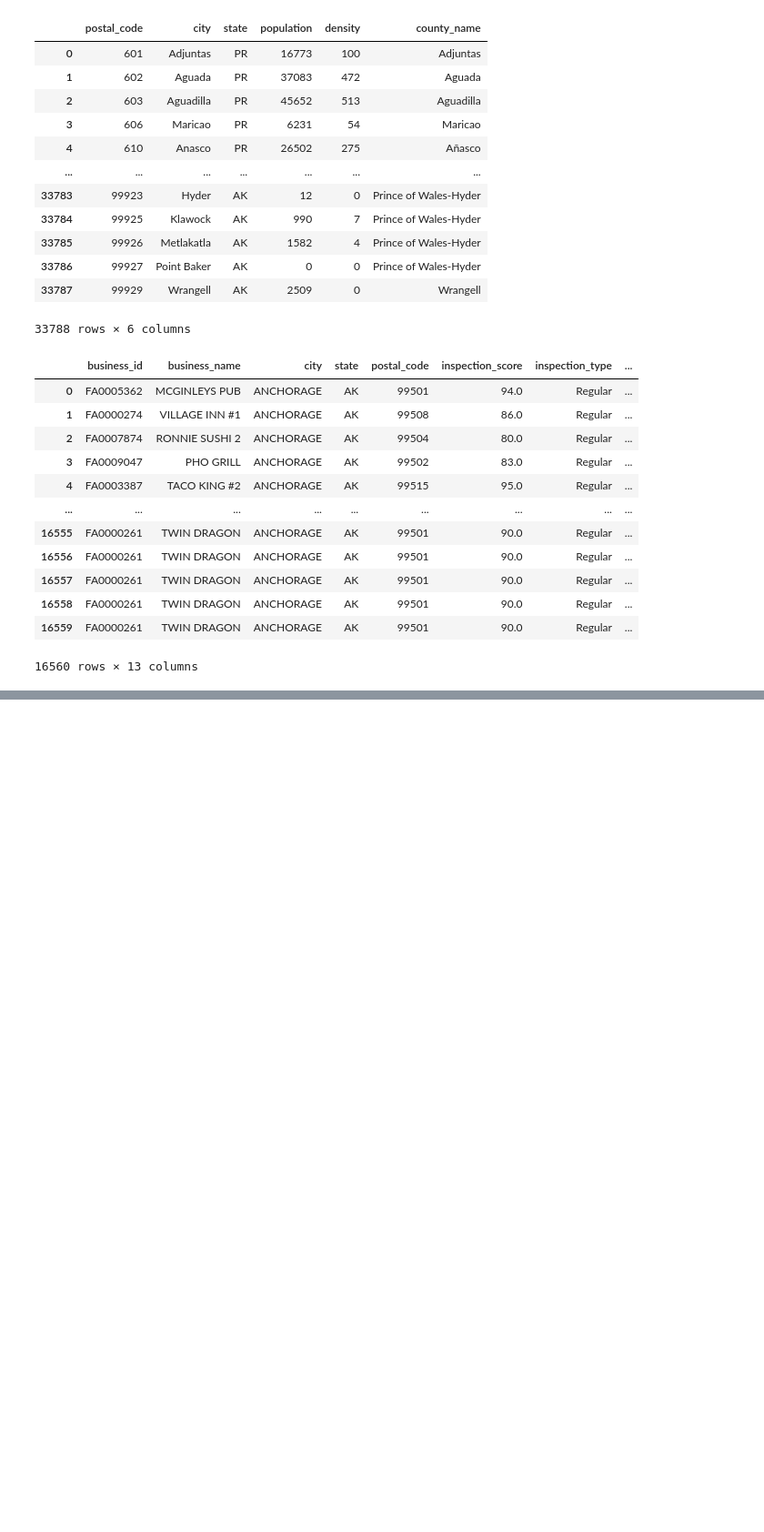
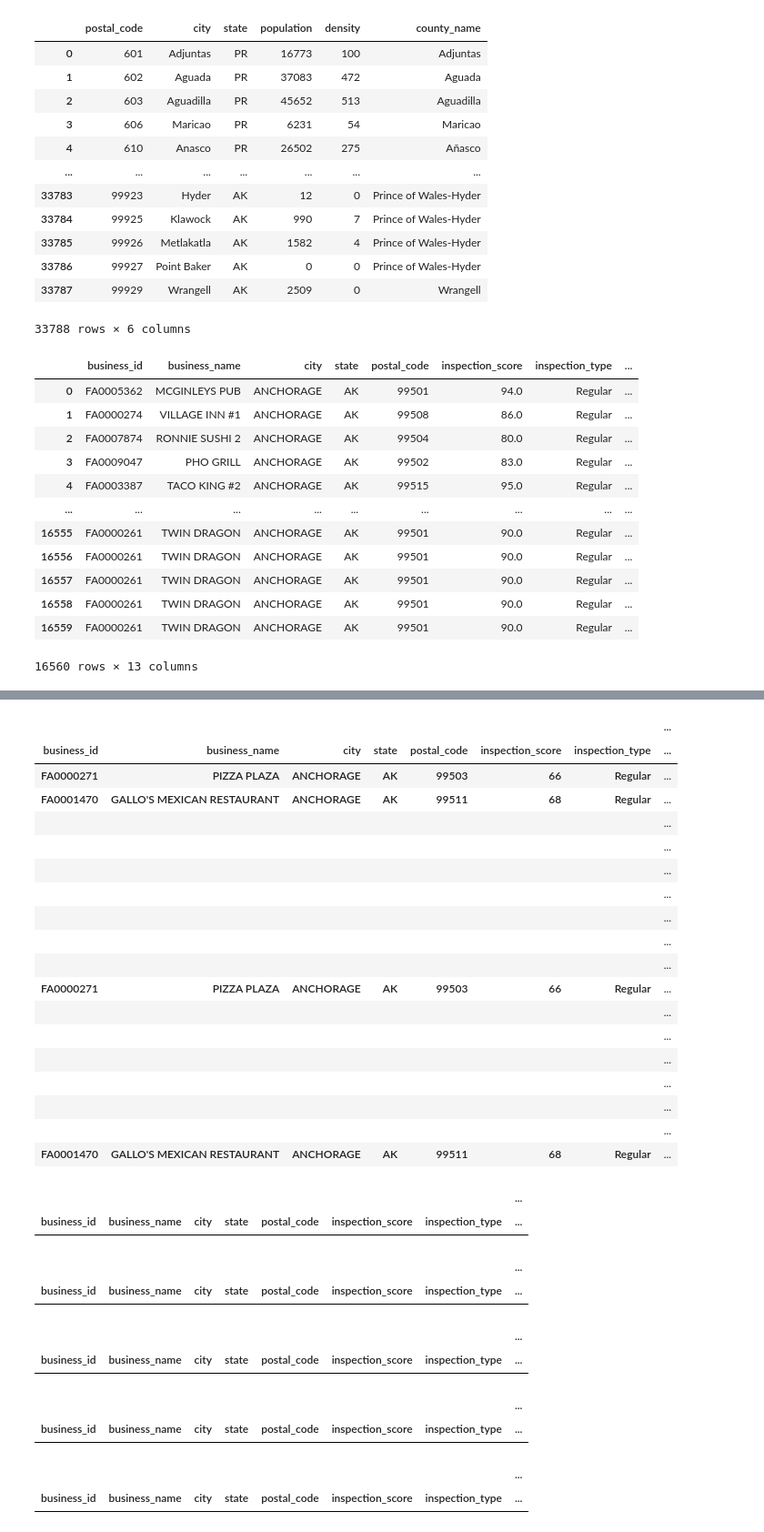
Before and after one commit to jrthompson25/Capstone-Project, a Jupyter notebook: Notebooks/capstone_restaurant_inspections_anchorage.ipynb, the cells around one changed output, grey strips where cells are left out. Shown at 91% size. Saved outputs shown, nothing was run; the diff lists cells and outputs as text; code cells hidden in the pictures; blank space fills up the shorter version.

```diff
--- a/Notebooks/capstone_restaurant_inspections_anchorage.ipynb
+++ b/Notebooks/capstone_restaurant_inspections_anchorage.ipynb
@@ -230,6 +230,19 @@ restInspectAnchorage_df.head(40)
 | 37 | FA0007172 | SAND LAKE ELEMENTARY SCHOOL | ANCHORAGE | AK | 99502 | 02/25/2015 | ... |
 | 38 | FA0000616 | GALLO'S LOUNGE | ANCHORAGE | AK | 99518 | 09/21/2007 | ... |
 | 39 | FA0000700 | BRIGHT BEGINNINGS EARLY LEARNING | ANCHORAGE | AK | 99502 | 11/05/2007 | ... |
+# %%
+restInspectAnchorage_df['inspection_month'].replace('01', 'Jan', inplace = True)
+restInspectAnchorage_df['inspection_month'].replace('02', 'Feb', inplace = True)
+restInspectAnchorage_df['inspection_month'].replace('03', 'Mar', inplace = True)
+restInspectAnchorage_df['inspection_month'].replace('04', 'Apr', inplace = True)
+restInspectAnchorage_df['inspection_month'].replace('05', 'May', inplace = True)
+restInspectAnchorage_df['inspection_month'].replace('06', 'Jun', inplace = True)
+restInspectAnchorage_df['inspection_month'].replace('07', 'Jul', inplace = True)
+restInspectAnchorage_df['inspection_month'].replace('08', 'Aug', inplace = True)
+restInspectAnchorage_df['inspection_month'].replace('09', 'Sep', inplace = True)
+restInspectAnchorage_df['inspection_month'].replace('10', 'Oct', inplace = True)
+restInspectAnchorage_df['inspection_month'].replace('11', 'Nov', inplace = True)
+restInspectAnchorage_df['inspection_month'].replace('12', 'Dec', inplace = True)
 # %%
 restInspectAnchorage_df.drop(["inspection_date"], axis = 1, inplace = True)
 restInspectAnchorage_df.head(60)
@@ -1177,6 +1190,7 @@ anchorageInspectsAndZips['city_population'] = anchorageInspectsAndZips['city_pop
 anchorageInspectsAndZips['city_population'] = anchorageInspectsAndZips['city_population'].astype(int)
 anchorageInspectsAndZips['density'] = anchorageInspectsAndZips['density'].fillna(0)
 anchorageInspectsAndZips['density'] = anchorageInspectsAndZips['density'].astype(int)
+anchorageInspectsAndZips['inspection_score'] = anchorageInspectsAndZips['inspection_score'].astype(int)
 anchorageInspectsAndZips
 # %% [output]
 |  | business_id | business_name | city | state | postal_code | inspection_score | inspection_type | ... |
@@ -1249,0 +1399,59 @@ memory usage: 1.6+ MB
+# %%
+#Inspections in the dataset that have a score between 60 and 69
+between60And69_df = pd.DataFrame(anchorageInspectsAndZips[anchorageInspectsAndZips['inspection_score'].between(60, 69)].value_counts())
+between60And69_df
+# %% [output]
+|  |  |  |  |  |  |  | ... |
+| business_id | business_name | city | state | postal_code | inspection_score | inspection_type | ... |
+| FA0000271 | PIZZA PLAZA | ANCHORAGE | AK | 99503 | 66 | Regular | ... |
+| FA0001470 | GALLO'S MEXICAN RESTAURANT | ANCHORAGE | AK | 99511 | 68 | Regular | ... |
+|  |  |  |  |  |  |  | ... |
+|  |  |  |  |  |  |  | ... |
+|  |  |  |  |  |  |  | ... |
+|  |  |  |  |  |  |  | ... |
+|  |  |  |  |  |  |  | ... |
+|  |  |  |  |  |  |  | ... |
+|  |  |  |  |  |  |  | ... |
+| FA0000271 | PIZZA PLAZA | ANCHORAGE | AK | 99503 | 66 | Regular | ... |
+|  |  |  |  |  |  |  | ... |
+|  |  |  |  |  |  |  | ... |
+|  |  |  |  |  |  |  | ... |
+|  |  |  |  |  |  |  | ... |
+|  |  |  |  |  |  |  | ... |
+|  |  |  |  |  |  |  | ... |
+| FA0001470 | GALLO'S MEXICAN RESTAURANT | ANCHORAGE | AK | 99511 | 68 | Regular | ... |
+# %%
+#Inspections in the dataset that have a score between 50 and 59
+between50And59_df = pd.DataFrame(anchorageInspectsAndZips[anchorageInspectsAndZips['inspection_score'].between(50, 59)].value_counts())
+between50And59_df
+# %% [output]
+|  |  |  |  |  |  |  | ... |
+| business_id | business_name | city | state | postal_code | inspection_score | inspection_type | ... |
+# %%
+#Inspections in the dataset that have a score between 40 and 49
+between40And49_df = pd.DataFrame(anchorageInspectsAndZips[anchorageInspectsAndZips['inspection_score'].between(40, 49)].value_counts())
+between40And49_df
+# %% [output]
+|  |  |  |  |  |  |  | ... |
+| business_id | business_name | city | state | postal_code | inspection_score | inspection_type | ... |
+# %%
+#Inspections in the dataset that have a score between 30 and 39
+between30And39_df = pd.DataFrame(anchorageInspectsAndZips[anchorageInspectsAndZips['inspection_score'].between(30, 39)].value_counts())
+between30And39_df
+# %% [output]
+|  |  |  |  |  |  |  | ... |
+| business_id | business_name | city | state | postal_code | inspection_score | inspection_type | ... |
+# %%
+#Inspections in the dataset that have a score between 20 and 29
+between20And29_df = pd.DataFrame(anchorageInspectsAndZips[anchorageInspectsAndZips['inspection_score'].between(20, 29)].value_counts())
+between20And29_df
+# %% [output]
+|  |  |  |  |  |  |  | ... |
+| business_id | business_name | city | state | postal_code | inspection_score | inspection_type | ... |
+# %%
+#Inspections in the dataset that have a score between 10 and 19
+between10And19_df = pd.DataFrame(anchorageInspectsAndZips[anchorageInspectsAndZips['inspection_score'].between(10, 19)].value_counts())
+between10And19_df
+# %% [output]
+|  |  |  |  |  |  |  | ... |
+| business_id | business_name | city | state | postal_code | inspection_score | inspection_type | ... |
```
Also changed, not shown: parts of 28 cells of this notebook.
